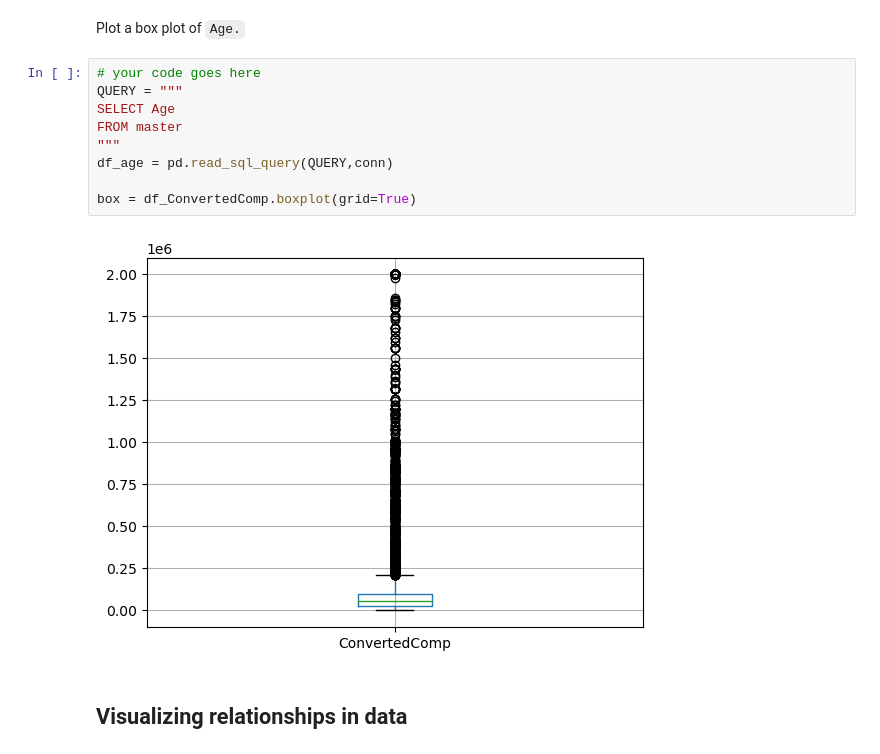
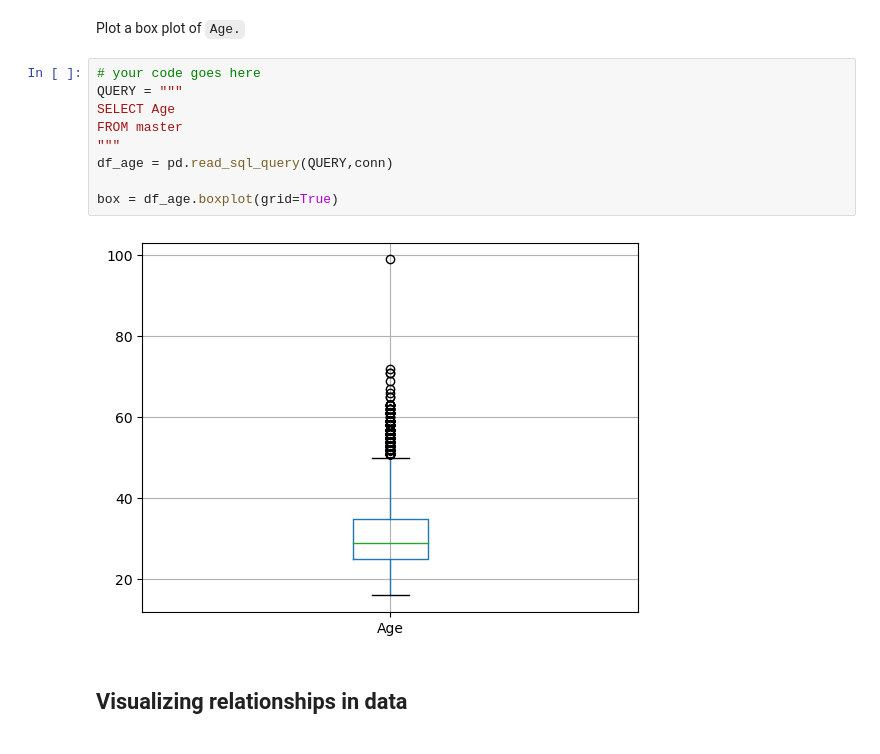
Before and after one commit to gizemns/IBM_Data_Analyst, a Jupyter notebook: Capstone_Project/4_Data_Visualization/M4DataVisualization-lab.ipynb, the cells around one changed output. Cells and saved outputs as stored; diff of their text form.

```diff
--- a/Capstone_Project/4_Data_Visualization/M4DataVisualization-lab.ipynb
+++ b/Capstone_Project/4_Data_Visualization/M4DataVisualization-lab.ipynb
@@ -135,14 +135,14 @@ Plot a box plot of `Age.`
 # %%
 # your code goes here
 QUERY = """
 SELECT Age
 FROM master
 """
 df_age = pd.read_sql_query(QUERY,conn)
 
-box = df_ConvertedComp.boxplot(grid=True)
+box = df_age.boxplot(grid=True)
 # %% [output]
-[figure, old version]
+[figure, new version]
 # %% [markdown]
 ## Visualizing relationships in data
 # %% [markdown]
```
